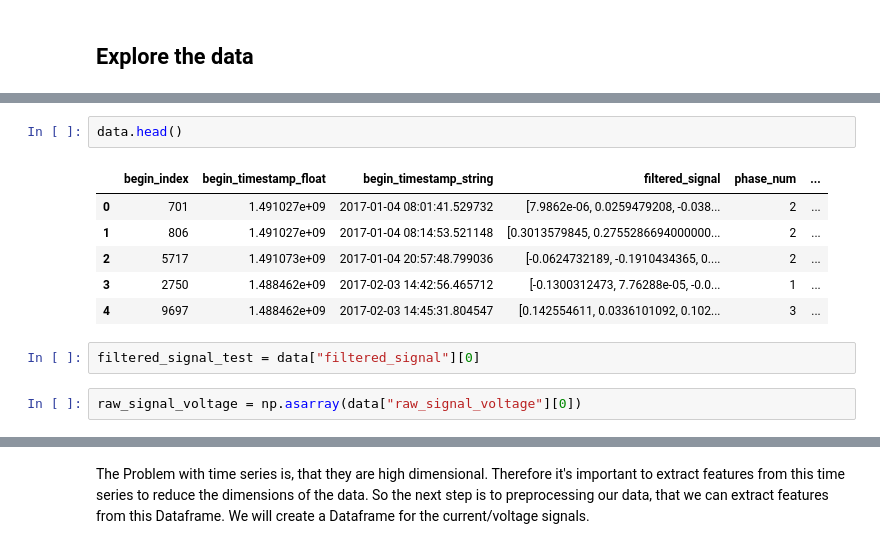
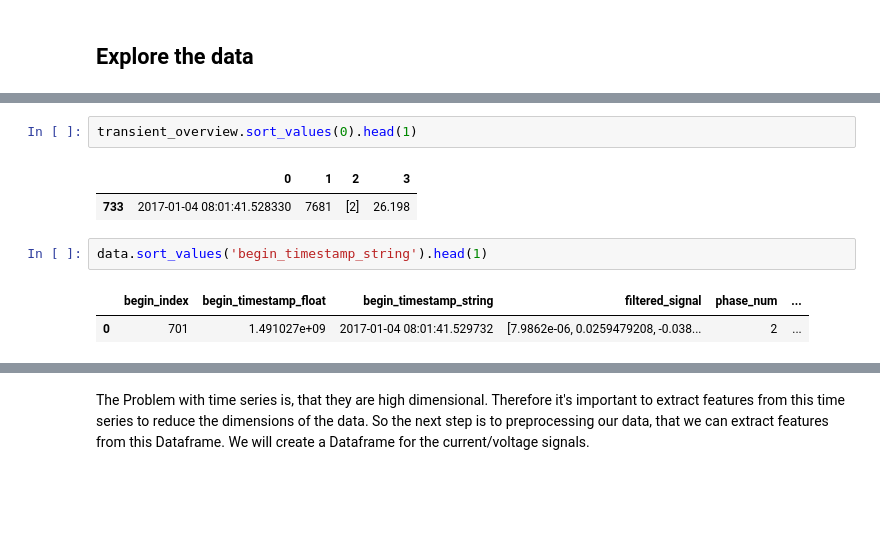
Before and after one commit to Snorrevombau/Transients_Classifier, a Jupyter notebook: data_exploration_new.ipynb, the cells around one changed output, grey strips where cells are left out. Cells and saved outputs as stored; diff of their text form; blank space fills up the shorter version.

```diff
--- a/data_exploration_new.ipynb
+++ b/data_exploration_new.ipynb
@@ -62,13 +92,10 @@ Wall time: 21.3 s
+# %%
+transient_overview.sort_values(0).head(1)
+# %% [output]
+|  | 0 | 1 | 2 | 3 |
+| 733 | 2017-01-04 08:01:41.528330 | 7681 | [2] | 26.198 |
 # %%
-data.head()
+data.sort_values('begin_timestamp_string').head(1)
 # %% [output]
 |  | begin_index | begin_timestamp_float | begin_timestamp_string | filtered_signal | phase_num | ... |
 | 0 | 701 | 1.491027e+09 | 2017-01-04 08:01:41.529732 | [7.9862e-06, 0.0259479208, -0.038... | 2 | ... |
-| 1 | 806 | 1.491027e+09 | 2017-01-04 08:14:53.521148 | [0.3013579845, 0.2755286694000000... | 2 | ... |
-| 2 | 5717 | 1.491073e+09 | 2017-01-04 20:57:48.799036 | [-0.0624732189, -0.1910434365, 0.... | 2 | ... |
-| 3 | 2750 | 1.488462e+09 | 2017-02-03 14:42:56.465712 | [-0.1300312473, 7.76288e-05, -0.0... | 1 | ... |
-| 4 | 9697 | 1.488462e+09 | 2017-02-03 14:45:31.804547 | [0.142554611, 0.0336101092, 0.102... | 3 | ... |
-# %%
-filtered_signal_test = data["filtered_signal"][0]
-# %%
-raw_signal_voltage = np.asarray(data["raw_signal_voltage"][0])
```
Also changed, not shown: parts of 29 cells of this notebook.
